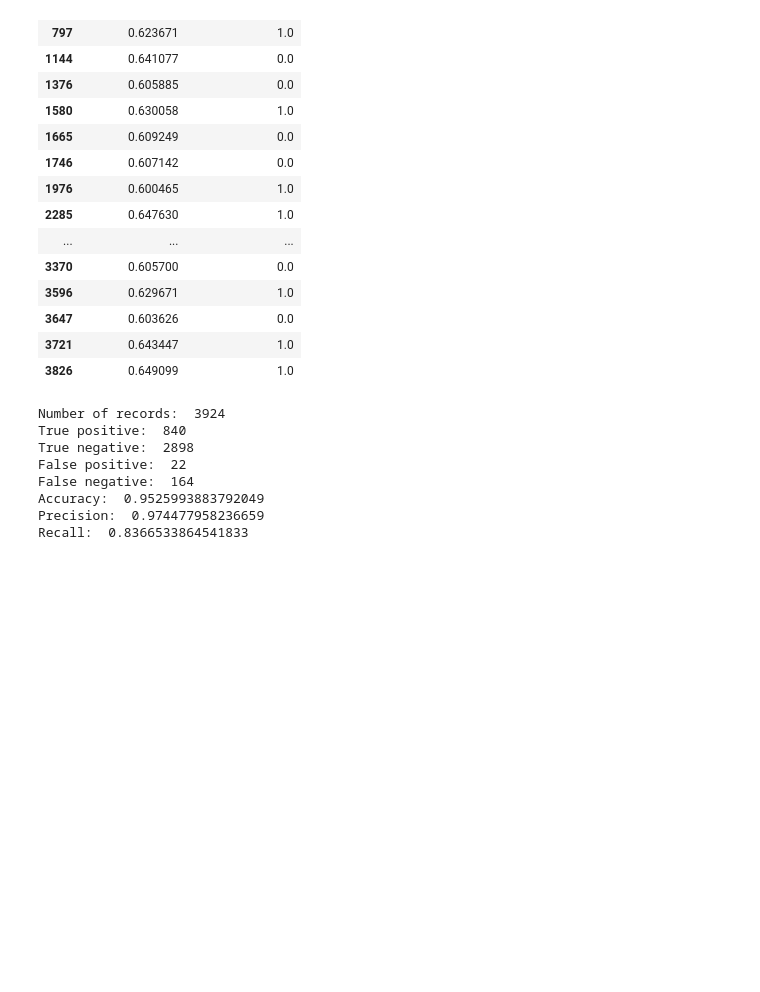
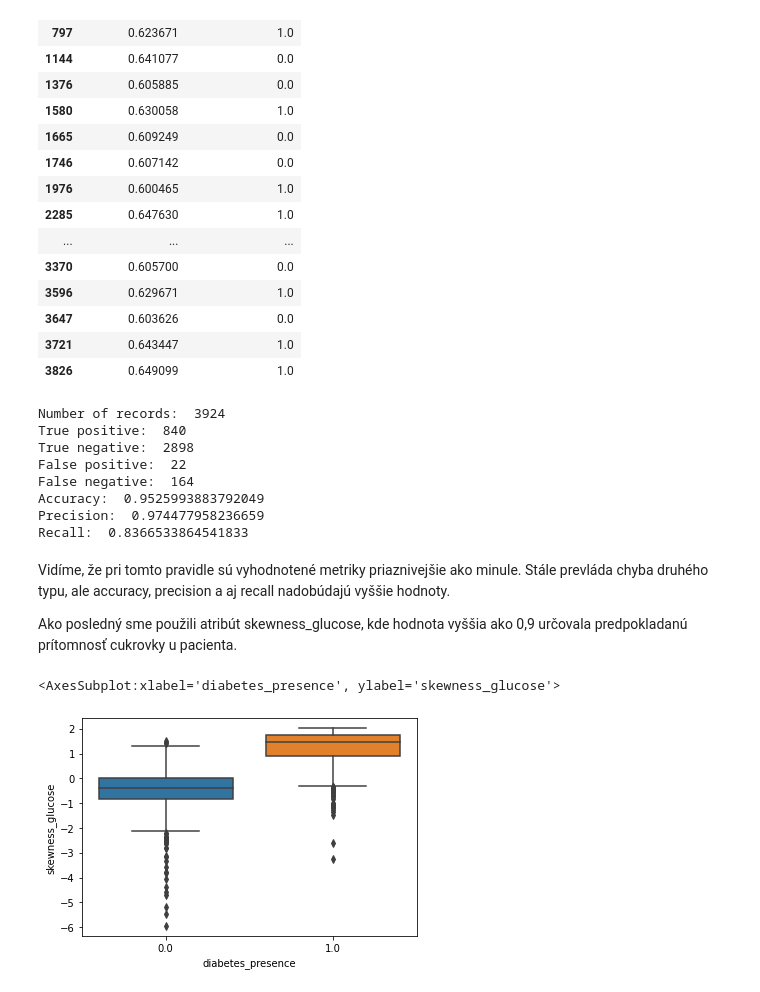
Before and after one commit to xsipka/FIIT_IAU_Projekt, a Jupyter notebook: phase_3.ipynb, the cells around one changed output. Drawn from its saved outputs; the diff is of its cells as text; code cells hidden in the pictures; blank space fills up the shorter version.

```diff
--- a/phase_3.ipynb
+++ b/phase_3.ipynb
@@ -223,3 +244,14 @@ False negative:  164
 Accuracy:  0.9525993883792049
 Precision:  0.974477958236659
 Recall:  0.8366533864541833
+# %% [markdown]
+Vidíme, že pri tomto pravidle sú vyhodnotené metriky priaznivejšie ako minule. Stále prevláda chyba druhého typu, ale
+accuracy, precision a aj recall nadobúdajú vyššie hodnoty.
+
+Ako posledný sme použili atribút skewness_glucose, kde hodnota vyššia ako 0,9 určovala predpokladanú prítomnosť
+cukrovky u pacienta.
+# %%
+sns.boxplot(y = "skewness_glucose", x = "diabetes_presence", data= train_data)
+# %% [output]
+<AxesSubplot:xlabel='diabetes_presence', ylabel='skewness_glucose'>
+[figure, added]
```
Also changed, not shown: parts of 17 cells of this notebook.
